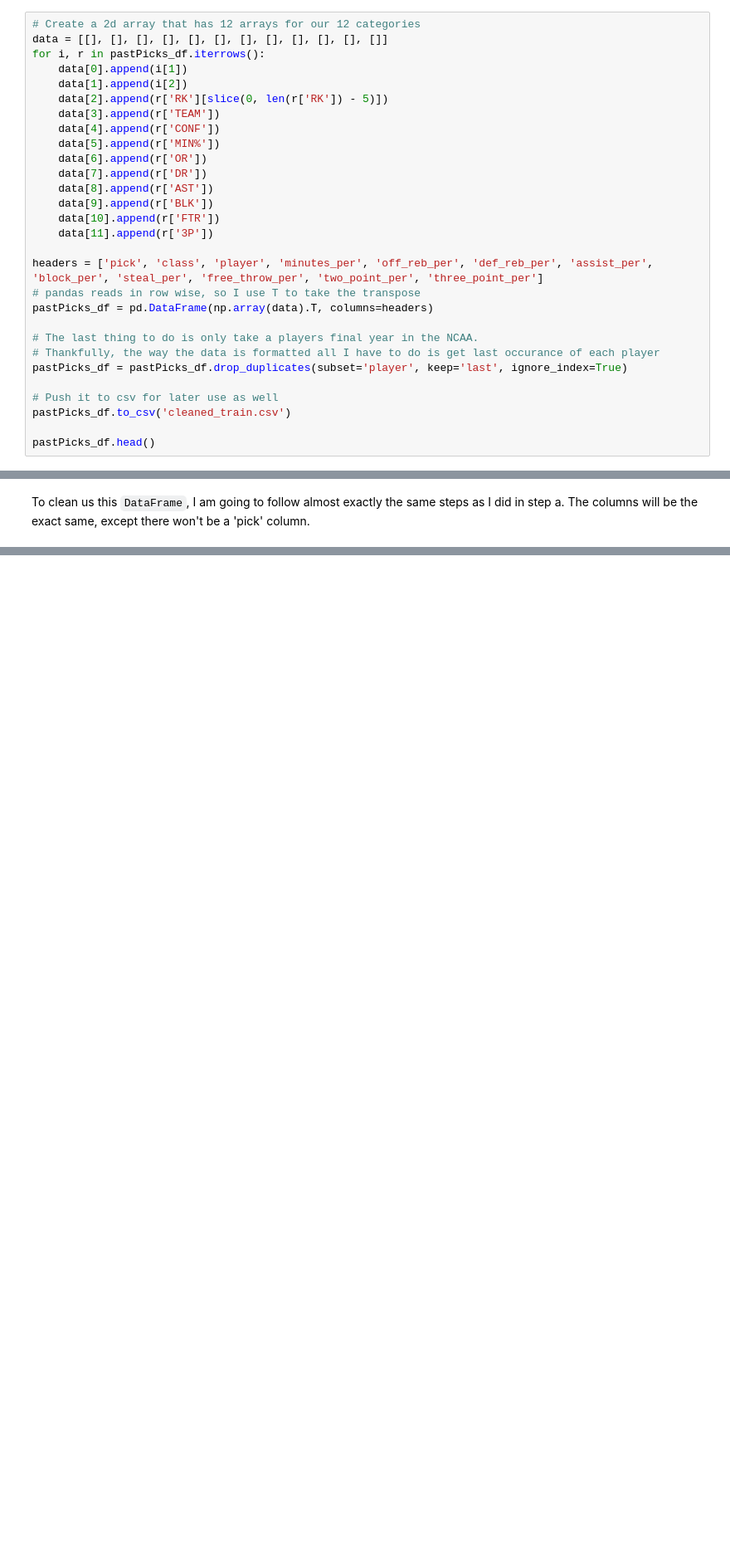
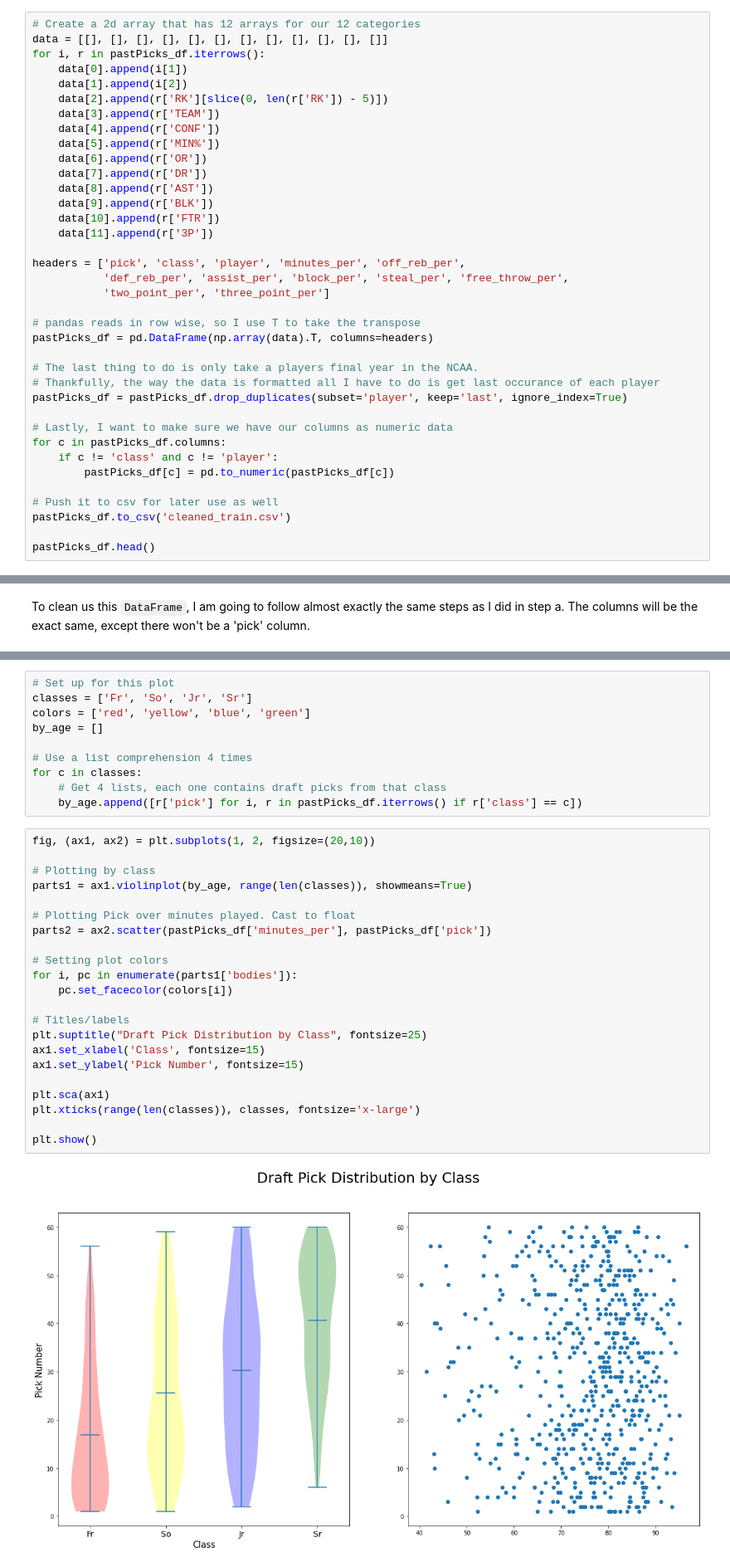
Before and after one commit to zli12321/CMSC320_final, a Jupyter notebook: project_final.ipynb, the cells around one changed output, grey strips where cells are left out. Shown at 83% size. Drawn from its saved outputs; the diff is of its cells as text; blank space fills up the shorter version.

Commit message:
More work done on part 2, violin plots

```diff
--- a/project_final.ipynb
+++ b/project_final.ipynb
@@ -81,7 +87,10 @@ for i, r in pastPicks_df.iterrows():
     data[10].append(r['FTR'])
     data[11].append(r['3P'])
 
-headers = ['pick', 'class', 'player', 'minutes_per', 'off_reb_per', 'def_reb_per', 'assist_per', 'block_per', 'steal_per', 'free_throw_per', 'two_point_per', 'three_point_per']
+headers = ['pick', 'class', 'player', 'minutes_per', 'off_reb_per',
+           'def_reb_per', 'assist_per', 'block_per', 'steal_per', 'free_throw_per',
+           'two_point_per', 'three_point_per']
+
 # pandas reads in row wise, so I use T to take the transpose
 pastPicks_df = pd.DataFrame(np.array(data).T, columns=headers)
 
@@ -89,6 +98,11 @@ pastPicks_df = pd.DataFrame(np.array(data).T, columns=headers)
 # Thankfully, the way the data is formatted all I have to do is get last occurance of each player
 pastPicks_df = pastPicks_df.drop_duplicates(subset='player', keep='last', ignore_index=True)
 
+# Lastly, I want to make sure we have our columns as numeric data
+for c in pastPicks_df.columns:
+    if c != 'class' and c != 'player':
+        pastPicks_df[c] = pd.to_numeric(pastPicks_df[c])
+
 # Push it to csv for later use as well
 pastPicks_df.to_csv('cleaned_train.csv')
 
@@ -176,3 +190,37 @@ Now that all the data has been collected, the data analysis can begin. The goal
+# %%
+# Set up for this plot
+classes = ['Fr', 'So', 'Jr', 'Sr']
+colors = ['red', 'yellow', 'blue', 'green']
+by_age = []
+
+# Use a list comprehension 4 times
+for c in classes:
+    # Get 4 lists, each one contains draft picks from that class
+    by_age.append([r['pick'] for i, r in pastPicks_df.iterrows() if r['class'] == c])
+# %%
+fig, (ax1, ax2) = plt.subplots(1, 2, figsize=(20,10))
+
+# Plotting by class
+parts1 = ax1.violinplot(by_age, range(len(classes)), showmeans=True)
+
+# Plotting Pick over minutes played. Cast to float
+parts2 = ax2.scatter(pastPicks_df['minutes_per'], pastPicks_df['pick'])
+
+# Setting plot colors
+for i, pc in enumerate(parts1['bodies']):
+    pc.set_facecolor(colors[i])
+
+# Titles/labels
+plt.suptitle("Draft Pick Distribution by Class", fontsize=25)
+ax1.set_xlabel('Class', fontsize=15)
+ax1.set_ylabel('Pick Number', fontsize=15)
+
+plt.sca(ax1)
+plt.xticks(range(len(classes)), classes, fontsize='x-large')
+
+plt.show()
+# %% [output]
+[figure, added]
 # %% [markdown]
 ## Part 3
 
```
Also changed, not shown: parts of 3 cells of this notebook, 2 other files.
